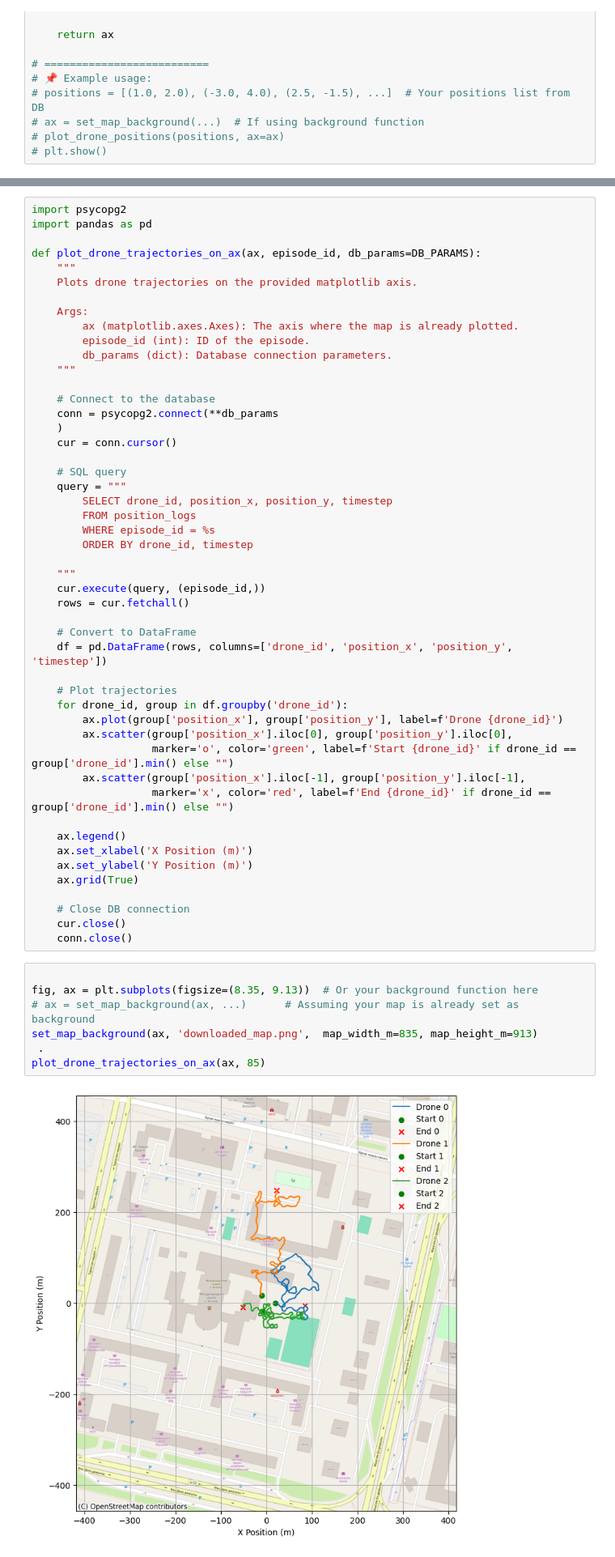
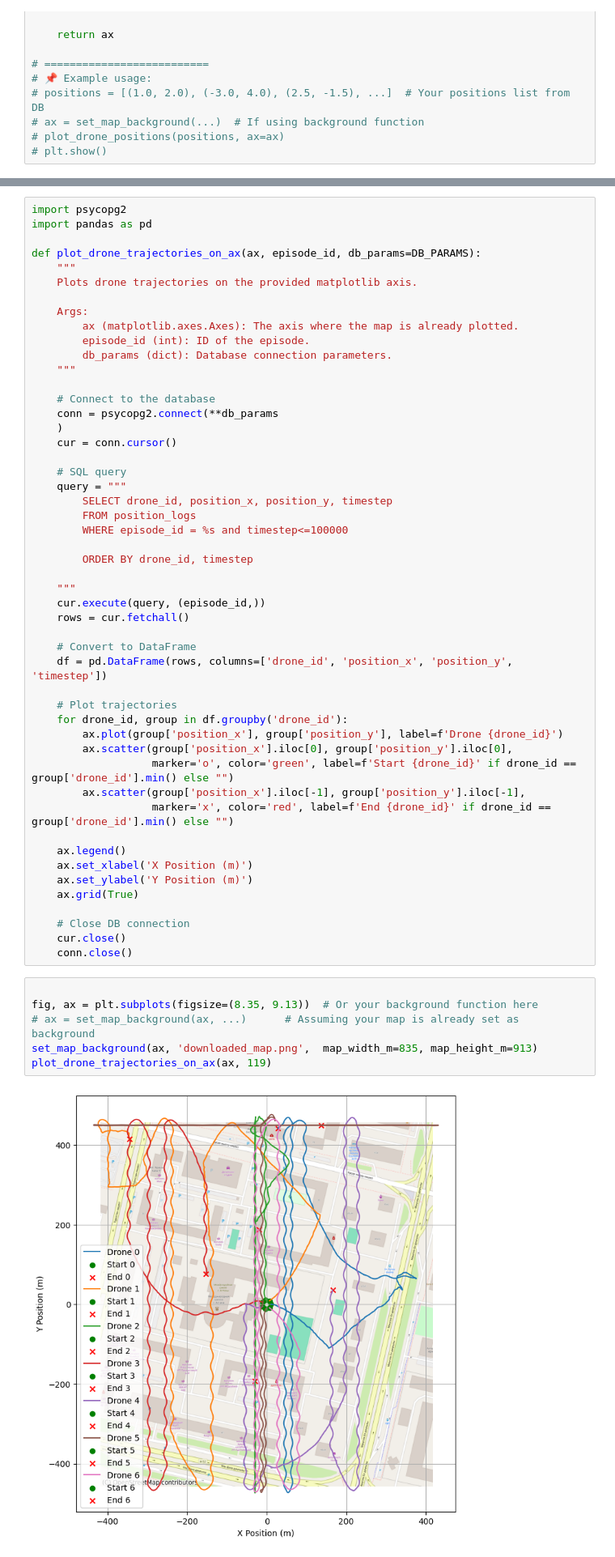
Before and after one commit to abzzall/webots_drone, a Jupyter notebook: test.ipynb, the cells around one changed output, grey strips where cells are left out. Shown at 81% size. Cells and saved outputs as stored; diff of their text form.

```diff
--- a/test.ipynb
+++ b/test.ipynb
@@ -272,7 +274,8 @@ def plot_drone_trajectories_on_ax(ax, episode_id, db_params=DB_PARAMS):
     query = """
         SELECT drone_id, position_x, position_y, timestep
         FROM position_logs
-        WHERE episode_id = %s
+        WHERE episode_id = %s and timestep<=100000
+
         ORDER BY drone_id, timestep
 
     """
@@ -301,9 +304,8 @@ def plot_drone_trajectories_on_ax(ax, episode_id, db_params=DB_PARAMS):
 # %%
 
 fig, ax = plt.subplots(figsize=(8.35, 9.13))  # Or your background function here
 # ax = set_map_background(ax, ...)      # Assuming your map is already set as background
 set_map_background(ax, 'downloaded_map.png',  map_width_m=835, map_height_m=913)
- .
-plot_drone_trajectories_on_ax(ax, 85)
+plot_drone_trajectories_on_ax(ax, 119)
 # %% [output]
-[figure, old version]
+[figure, new version]
```
Also changed, not shown: parts of 3 cells of this notebook, 4 other files.
